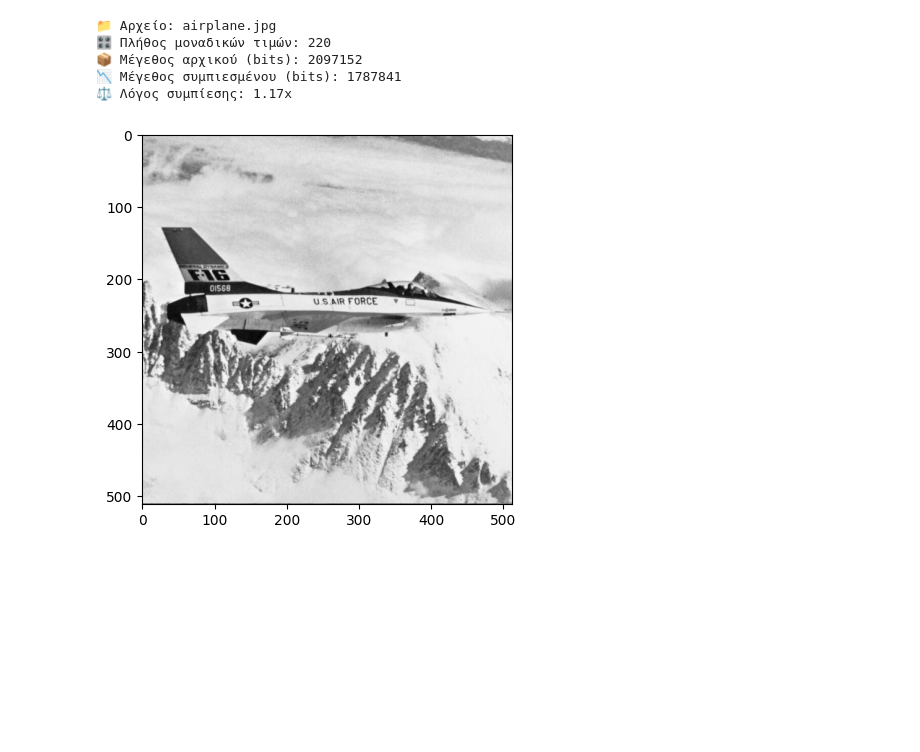
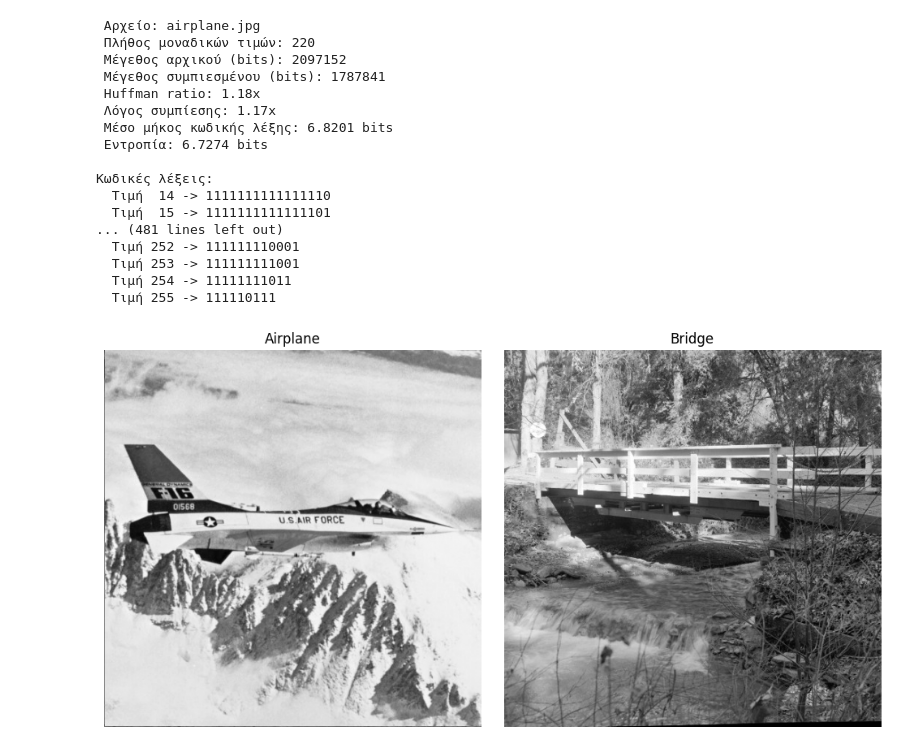
Before and after one commit to FOTIS21/EIKONES, a Jupyter notebook: ex2_p2.ipynb, the cells around one changed output. Saved outputs shown, nothing was run; the diff lists cells and outputs as text; code cells hidden in the pictures; blank space fills up the shorter version.

```diff
--- a/ex2_p2.ipynb
+++ b/ex2_p2.ipynb
@@ -3,6 +3,7 @@ from collections import defaultdict
 import cv2
 import matplotlib.pyplot as plt
 import numpy as np
+import huffman
 from PIL import Image
 import heapq
 # ===== 1. Υπολογισμός Συχνοτήτων =====
@@ -41,47 +42,90 @@ def shannon_fano(symbols_probs):
 # ===== 3. Κωδικοποίηση Εικόνας =====
 def encode_image(image, codebook):
     encoded = ''.join(codebook[pixel] for pixel in image.flatten())
     return encoded
 
 # ===== 4. Μέγεθος και Συμπίεση =====
 def compute_compression(original_image, encoded_str):
     original_bits = original_image.size * 8  # 8 bits ανά pixel
     compressed_bits = len(encoded_str)
     compression_ratio = original_bits / compressed_bits
     return original_bits, compressed_bits, compression_ratio
 
 # ===== 5. Εκτέλεση σε αρχείο =====
 def process_image(path):
     img = cv2.imread(path, cv2.IMREAD_GRAYSCALE)
     freqs = calculate_frequencies(img)
+    # Shannon-Fano
     codebook = shannon_fano(freqs)
 
     encoded = encode_image(img, codebook)
     original_bits, compressed_bits, ratio = compute_compression(img, encoded)
 
-    print(f"\n📁 Αρχείο: {path}")
-    print(f"🎛️ Πλήθος μοναδικών τιμών: {len(freqs)}")
-    print(f"📦 Μέγεθος αρχικού (bits): {original_bits}")
-    print(f"📉 Μέγεθος συμπιεσμένου (bits): {compressed_bits}")
-    print(f"⚖️ Λόγος συμπίεσης: {ratio:.2f}x")
+    avg_length = sum(freqs[symbol] * len(codebook[symbol]) for symbol in freqs)
 
-    return codebook, encoded
+    entropy = -sum(freqs[symbol] * np.log2(freqs[symbol]) for symbol in freqs)
+
+    # Huffman
+    symbols = list(freqs.keys())
+    probs = list(freqs.values())
+
+    huff_codebook = huffman.codebook(zip(symbols, probs))
+
+    huff_encoded = encode_image(img, huff_codebook)
+    _, huff_bits, huff_ratio = compute_compression(img, huff_encoded)
+
+    print(f"\n Αρχείο: {path}")
+    print(f" Πλήθος μοναδικών τιμών: {len(freqs)}")
+    print(f" Μέγεθος αρχικού (bits): {original_bits}")
+    print(f" Μέγεθος συμπιεσμένου (bits): {compressed_bits}")
+    print(f" Huffman ratio: {huff_ratio:.2f}x")
+    print(f"️ Λόγος συμπίεσης: {ratio:.2f}x")
+    print(f" Μέσο μήκος κωδικής λέξης: {avg_length:.4f} bits")
+    print(f" Εντροπία: {entropy:.4f} bits")
+
+    print("\nΚωδικές λέξεις:")
+    for symbol, code in sorted(codebook.items()):
+        print(f"  Τιμή {symbol:3} -> {code}")
+
+    return img, codebook, encoded
 
 
+img1, codebook1, encoded1 = process_image("airplane.jpg")
 
-img = cv2.imread("airplane.jpg")
-gray_img = cv2.cvtColor(img, cv2.COLOR_BGR2GRAY)
+# Process bridge.jpg
+img2, codebook2, encoded2 = process_image("bridge.jpg")
 
-img_np = np.array(img)
+# Plot the grayscale images
+plt.figure(figsize=(10, 5))
 
-process_image("airplane.jpg")
+plt.subplot(1, 2, 1)
+plt.title("Airplane")
+plt.imshow(img1, cmap='gray')
+plt.axis('off')
 
-plt.imshow(gray_img, cmap="gray")
+plt.subplot(1, 2, 2)
+plt.title("Bridge")
+plt.imshow(img2, cmap='gray')
+plt.axis('off')
+
+plt.tight_layout()
 plt.show()
 # %% [output]
-📁 Αρχείο: airplane.jpg
-🎛️ Πλήθος μοναδικών τιμών: 220
-📦 Μέγεθος αρχικού (bits): 2097152
-📉 Μέγεθος συμπιεσμένου (bits): 1787841
-⚖️ Λόγος συμπίεσης: 1.17x
+ Αρχείο: airplane.jpg
+ Πλήθος μοναδικών τιμών: 220
+ Μέγεθος αρχικού (bits): 2097152
+ Μέγεθος συμπιεσμένου (bits): 1787841
+ Huffman ratio: 1.18x
+️ Λόγος συμπίεσης: 1.17x
+ Μέσο μήκος κωδικής λέξης: 6.8201 bits
+ Εντροπία: 6.7274 bits
+
+Κωδικές λέξεις:
+  Τιμή  14 -> 1111111111111110
+  Τιμή  15 -> 1111111111111101
+... (481 lines left out)
+  Τιμή 252 -> 111111110001
+  Τιμή 253 -> 111111111001
+  Τιμή 254 -> 11111111011
+  Τιμή 255 -> 111110111
-[figure, old version]
+[figure, new version]
```
Also changed, not shown: 1 other file.
